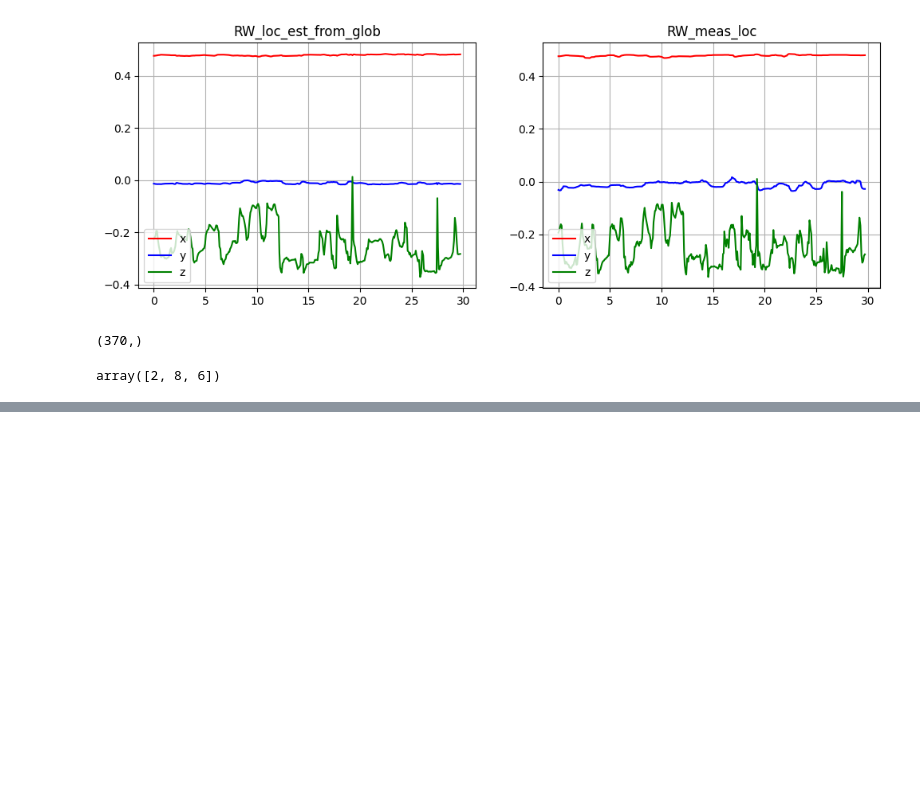
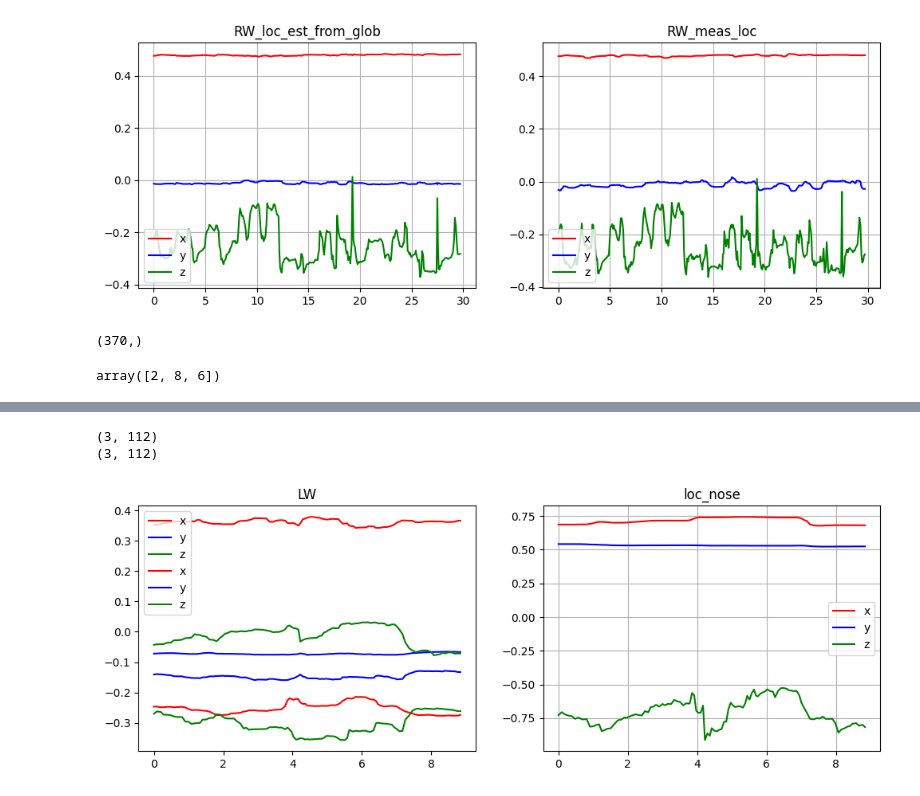
Before and after one commit to fzoric8/dev_scripts, a Jupyter notebook: hpe3d_analyses.ipynb, the cells around one changed output, grey strips where cells are left out. Cells and saved outputs as stored; diff of their text form; code cells hidden in the pictures; blank space fills up the shorter version.

```diff
--- a/hpe3d_analyses.ipynb
+++ b/hpe3d_analyses.ipynb
@@ -1047,0 +1053,10 @@ array([2, 8, 6])
+# %%
+g_p_nose = get_point(glob, 'nose', 'column')
+g_p_rw = get_point(glob, 'r_wrist', 'column')
+g_p_lw = get_point(glob, 'l_wrist', 'column')
+g_p_ls = get_point(glob, 'l_shoulder', 'column')
+g_p_rs = get_point(glob, 'r_shoulder', 'column')
+g_p_le = get_point(glob, 'r_elbow', 'column')
+g_p_re = get_point(glob, 'l_elbow', 'column')
+def get_time(hpe3d):
+    return np.array(hpe3d['Time']-hpe3d['Time'][0])
@@ -1047,0 +1065,9 @@ array([2, 8, 6])
+# %%
+t = get_time(glob)
+pN = get_homogenous(g_p_nose)
+pRW = get_homogenous(g_p_rw)
+pLW = get_homogenous(g_p_lw)
+pLS = get_homogenous(g_p_ls)
+pRS = get_homogenous(g_p_rs)
+pLE = get_homogenous(g_p_le)
+pRE = get_homogenous(g_p_re)
@@ -1047,0 +1124,15 @@ array([2, 8, 6])
+# %%
+# Create subplots
+fig, axs = plt.subplots(1, 2, figsize=(12, 4), sharex=True)
+
+gt = get_time(glob);
+lt = get_time(loc)
+print(g_p_nose.shape)
+print(l_p_nose.shape)
+plot_point(axs[0], gt, pRW, 'RW')
+plot_point(axs[0], gt, pLW, 'LW')
+plot_point(axs[1], lt, l_p_nose, 'loc_nose')
+# %% [output]
+(3, 112)
+(3, 112)
+[figure, added]
```
Also changed, not shown: parts of 16 cells of this notebook, 1 other file.
